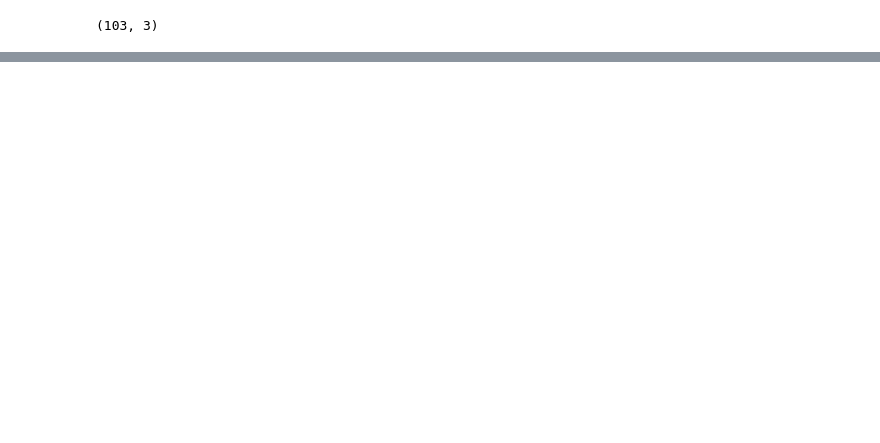
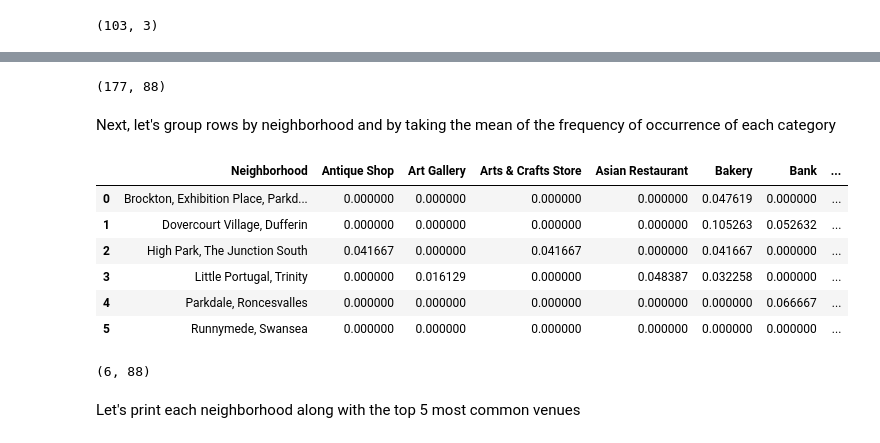
Before and after one commit to ChenZheng17/-Coursera_Capstone, a Jupyter notebook: Segmenting and Clustering Neighborhoods in Toronto.ipynb, the cells around one changed output, grey strips where cells are left out. Drawn from its saved outputs; the diff is of its cells as text; code cells hidden in the pictures; blank space fills up the shorter version.

```diff
--- a/Segmenting and Clustering Neighborhoods in Toronto.ipynb
+++ b/Segmenting and Clustering Neighborhoods in Toronto.ipynb
@@ -192,0 +381,3 @@ geodata1.head()
+# %%
+results = requests.get(url).json()
+results
@@ -192,0 +416,16 @@ geodata1.head()
+# %%
+venues = results['response']['groups'][0]['items']
+
+nearby_venues = json_normalize(venues) # flatten JSON
+
+# filter columns
+filtered_columns = ['venue.name', 'venue.categories', 'venue.location.lat', 'venue.location.lng']
+nearby_venues =nearby_venues.loc[:, filtered_columns]
+
+# filter the category for each row
+nearby_venues['venue.categories'] = nearby_venues.apply(get_category_type, axis=1)
+
+# clean columns
+nearby_venues.columns = [col.split(".")[-1] for col in nearby_venues.columns]
+
+nearby_venues.head()
@@ -192,0 +491,7 @@ geodata1.head()
+# %%
+# type your answer here
+
+WestToronto_venues = getNearbyVenues(names=WestToronto_data['Neighborhood'],
+                                   latitudes=WestToronto_data['Latitude'],
+                                   longitudes=WestToronto_data['Longitude']
+                                  )
@@ -192,0 +537,12 @@ geodata1.head()
+# %%
+# one hot encoding
+WestToronto_onehot = pd.get_dummies(WestToronto_venues[['Venue Category']], prefix="", prefix_sep="")
+
+# add neighborhood column back to dataframe
+WestToronto_onehot['Neighborhood'] = WestToronto_venues['Neighborhood']
+
+# move neighborhood column to the first column
+fixed_columns = [WestToronto_onehot.columns[-1]] + list(WestToronto_onehot.columns[:-1])
+WestToronto_onehot = WestToronto_onehot[fixed_columns]
+
+WestToronto_onehot.head()
@@ -192,0 +556,23 @@ geodata1.head()
+# %%
+WestToronto_onehot.shape
+# %% [output]
+(177, 88)
+# %% [markdown]
+Next, let's group rows by neighborhood and by taking the mean of the frequency of occurrence of each category
+# %%
+WestToronto_grouped = WestToronto_onehot.groupby('Neighborhood').mean().reset_index()
+WestToronto_grouped
+# %% [output]
+|  | Neighborhood | Antique Shop | Art Gallery | Arts & Crafts Store | Asian Restaurant | Bakery | Bank | ... |
+| 0 | Brockton, Exhibition Place, Parkd... | 0.000000 | 0.000000 | 0.000000 | 0.000000 | 0.047619 | 0.000000 | ... |
+| 1 | Dovercourt Village, Dufferin | 0.000000 | 0.000000 | 0.000000 | 0.000000 | 0.105263 | 0.052632 | ... |
+| 2 | High Park, The Junction South | 0.041667 | 0.000000 | 0.041667 | 0.000000 | 0.041667 | 0.000000 | ... |
+| 3 | Little Portugal, Trinity | 0.000000 | 0.016129 | 0.000000 | 0.048387 | 0.032258 | 0.000000 | ... |
+| 4 | Parkdale, Roncesvalles | 0.000000 | 0.000000 | 0.000000 | 0.000000 | 0.000000 | 0.066667 | ... |
+| 5 | Runnymede, Swansea | 0.000000 | 0.000000 | 0.000000 | 0.000000 | 0.000000 | 0.000000 | ... |
+# %%
+WestToronto_grouped.shape
+# %% [output]
+(6, 88)
+# %% [markdown]
+Let's print each neighborhood along with the top 5 most common venues
```
Also changed, not shown: parts of 67 cells of this notebook.
